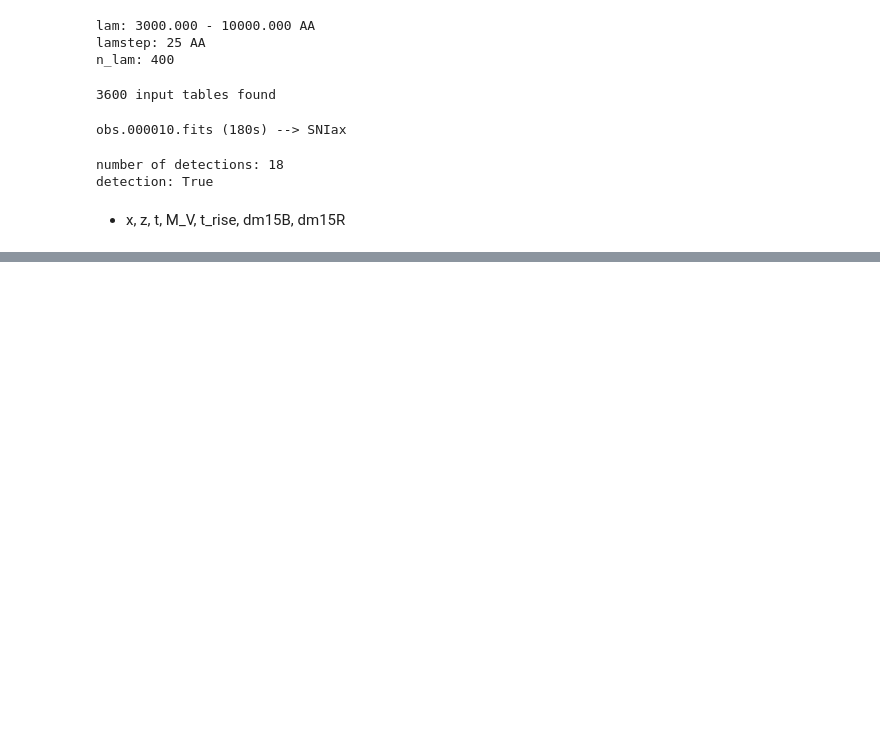
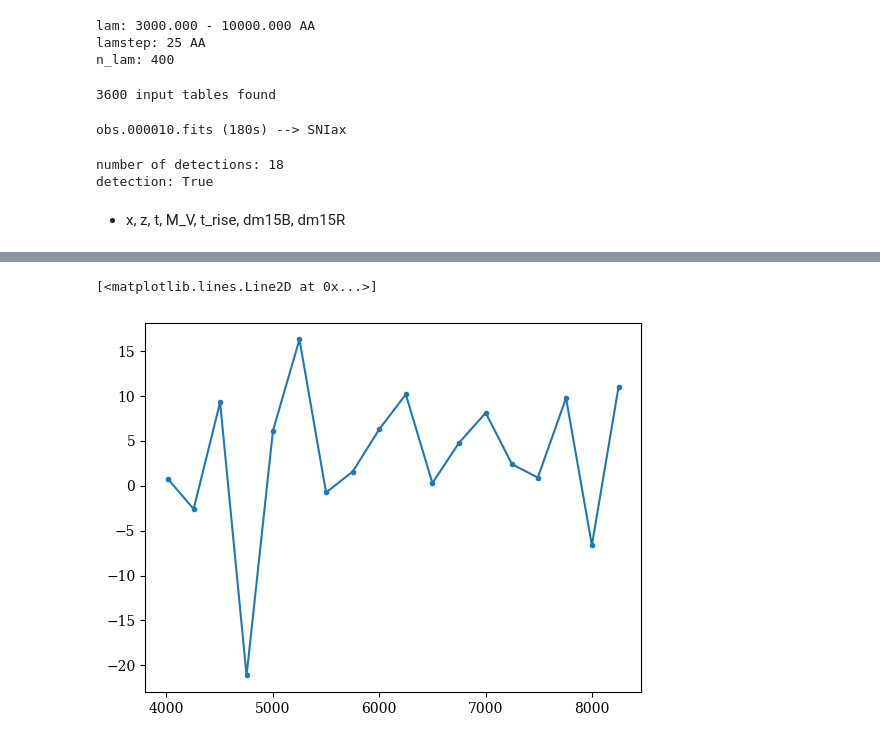
Before and after one commit to SilverRon/7DT-SED-Classifier, a Jupyter notebook: fit/Fit2SNIax_rf.ipynb, the cells around one changed output, grey strips where cells are left out. Drawn from its saved outputs; the diff is of its cells as text; code cells hidden in the pictures; blank space fills up the shorter version.

```diff
--- a/fit/Fit2SNIax_rf.ipynb
+++ b/fit/Fit2SNIax_rf.ipynb
@@ -417,3 +417,9 @@ plt.savefig(outpng, dpi=100)
+# %%
+residual = intbl['fnuobs'][indx_det]-func(xdata, *popt)
+plt.plot(intbl['lam'][indx_det], residual, '.-')
+# %% [output]
+[<matplotlib.lines.Line2D at 0x...>]
+[figure, added]
 # %%
 ed = time.time()
 delt = ed-st
```
Also changed, not shown: parts of 5 cells of this notebook, 2 other files.
